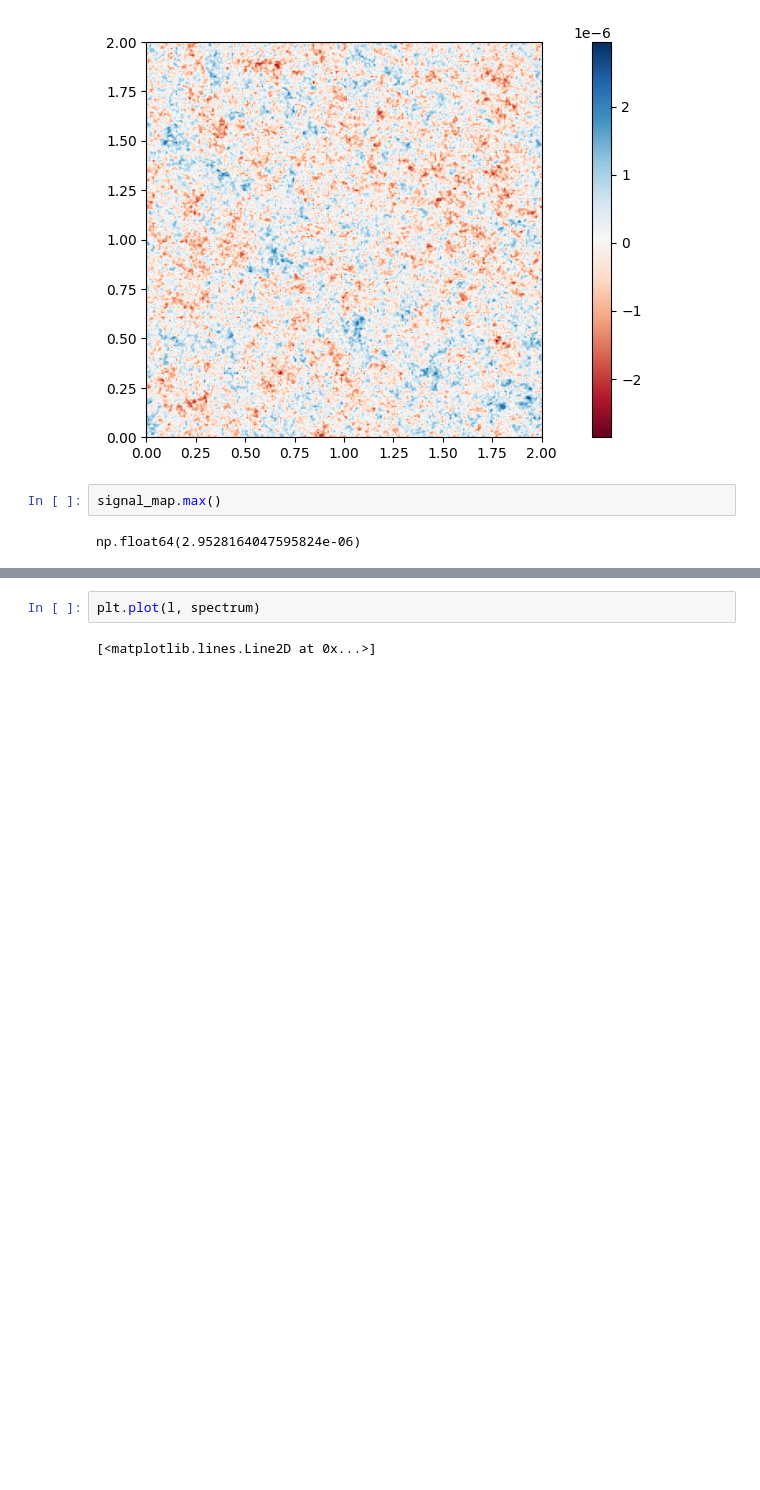
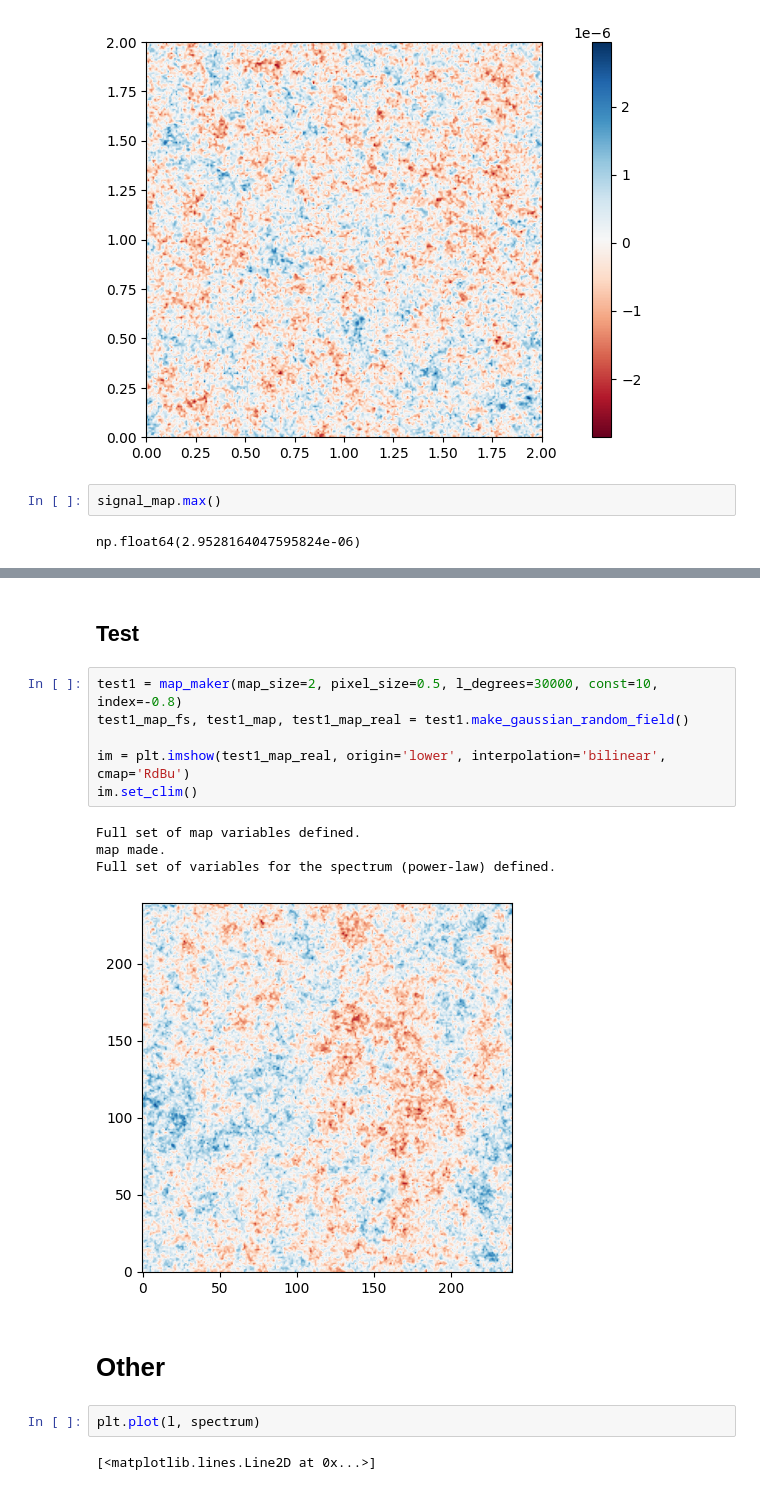
Before and after one commit to jzimm24/research-intern-AIfA, a Jupyter notebook: notebookes/cmb-maps.ipynb, the cells around one changed output, grey strips where cells are left out. Cells and saved outputs as stored; diff of their text form; blank space fills up the shorter version.

Commit message:
map_maker_class minimal working example completed

```diff
--- a/notebookes/cmb-maps.ipynb
+++ b/notebookes/cmb-maps.ipynb
@@ -124,3 +244,18 @@ class map_maker():
+# %% [markdown]
+## Test
+# %%
+test1 = map_maker(map_size=2, pixel_size=0.5, l_degrees=30000, const=10, index=-0.8)
+test1_map_fs, test1_map, test1_map_real = test1.make_gaussian_random_field()
+
+im = plt.imshow(test1_map_real, origin='lower', interpolation='bilinear', cmap='RdBu')
+im.set_clim()
+# %% [output]
+Full set of map variables defined.
+map made.
+Full set of variables for the spectrum (power-law) defined.
+[figure, added]
+# %% [markdown]
+# Other
 # %%
 plt.plot(l, spectrum)
 # %% [output]
```
Also changed, not shown: parts of 5 cells of this notebook, 1 other file.
